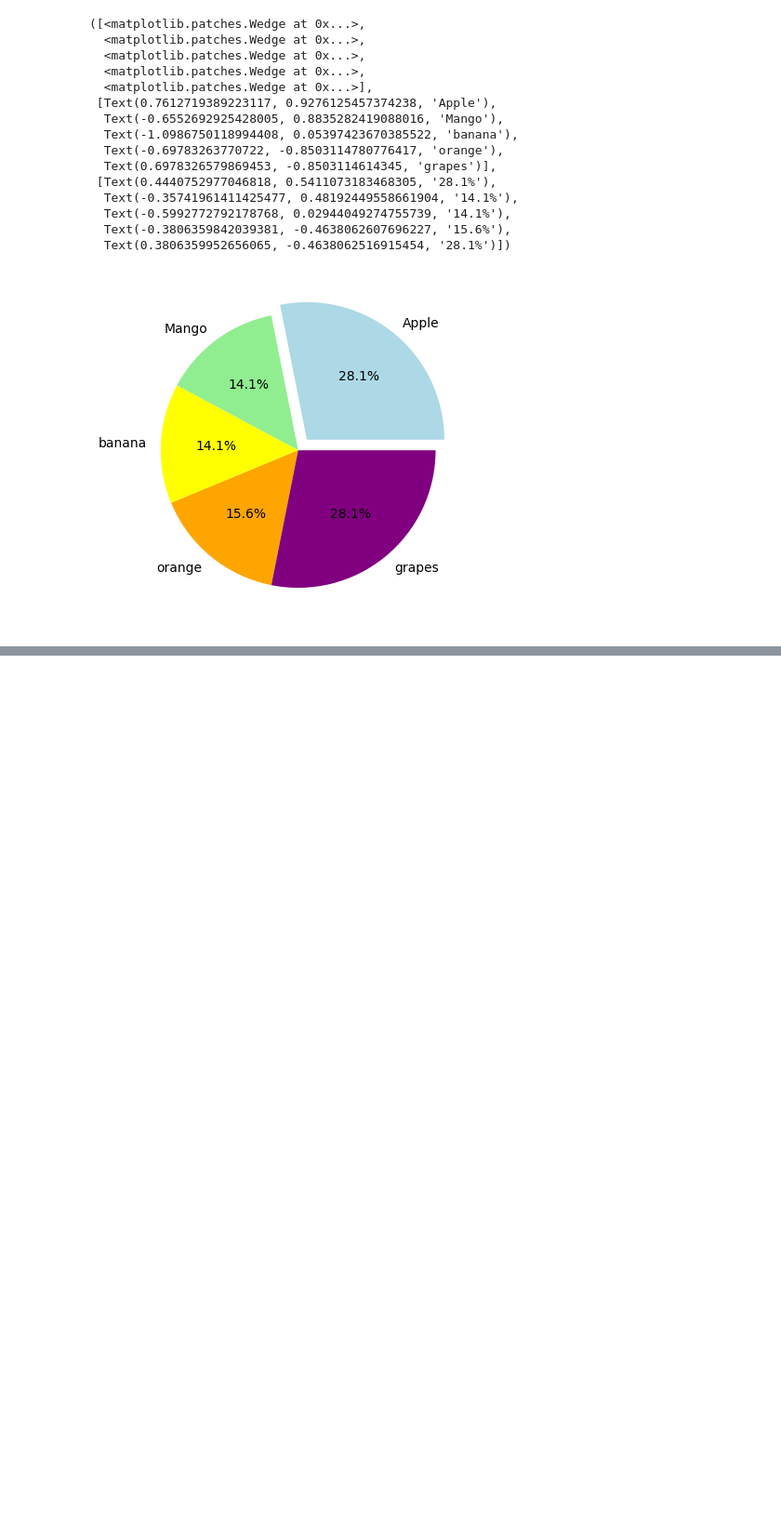
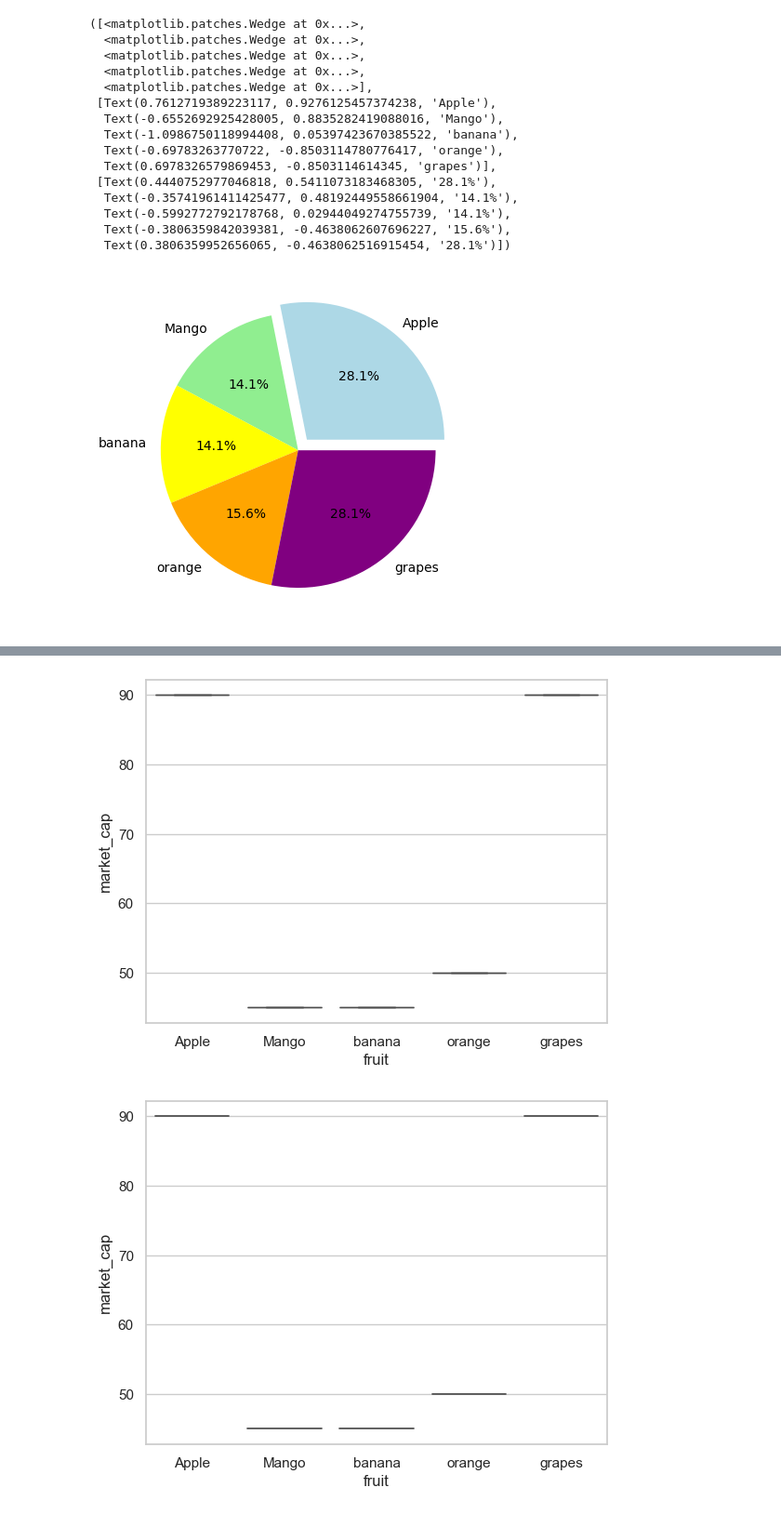
Before and after one commit to Shambhuraje1919/Machine_Learning_Paractice, a Jupyter notebook: package/python_Basics.ipynb, the cells around one changed output, grey strips where cells are left out. Shown: that part at 93% size. Saved outputs shown, nothing was run; the diff lists cells and outputs as text; code cells hidden in the pictures; blank space fills up the shorter version.

```diff
--- a/package/python_Basics.ipynb
+++ b/package/python_Basics.ipynb
@@ -429,0 +541,11 @@ plt.pie(market_cap,labels =fruits,autopct = "%1.1f%%", colors = colors, explode
+# %%
+    # Boxplot of market cap by fruit
+sns.boxplot(x='fruit', y='market_cap', data=df)
+#plt.title('Market Cap by Fruit')
+#
+plt.show()
+sns.violinplot(x='fruit', y='market_cap', data=df)
+plt.show()
+# %% [output]
+[figure, added]
+[figure, added]
```
Also changed, not shown: parts of 15 cells of this notebook.
